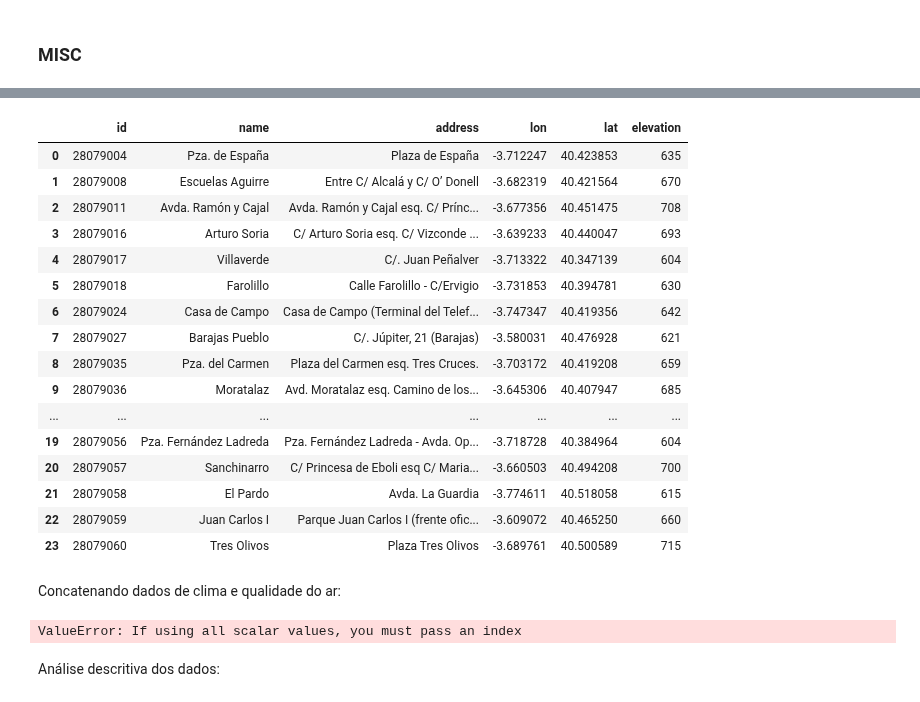
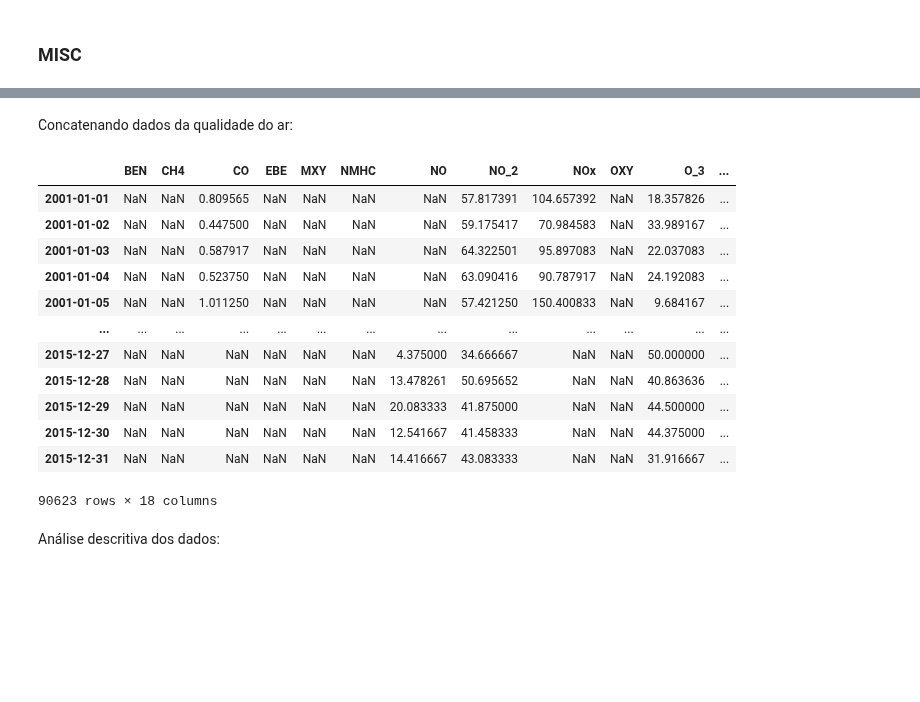
Before and after one commit to patricksferraz/aqw-madrid-data-analysis, a Jupyter notebook: analytics.ipynb, the cells around one changed output, grey strips where cells are left out. Saved outputs shown, nothing was run; the diff lists cells and outputs as text; code cells hidden in the pictures; blank space fills up the shorter version.

Commit message:
feat(analysis): adds air quality concat

```diff
--- a/analytics.ipynb
+++ b/analytics.ipynb
@@ -602,40 +585,30 @@ weather
-# %%
-stations
-# %% [output]
-|  | id | name | address | lon | lat | elevation |
-| 0 | 28079004 | Pza. de España | Plaza de España | -3.712247 | 40.423853 | 635 |
-| 1 | 28079008 | Escuelas Aguirre | Entre C/ Alcalá y C/ O’ Donell | -3.682319 | 40.421564 | 670 |
-| 2 | 28079011 | Avda. Ramón y Cajal | Avda. Ramón y Cajal esq. C/ Prínc... | -3.677356 | 40.451475 | 708 |
-| 3 | 28079016 | Arturo Soria | C/ Arturo Soria esq. C/ Vizconde ... | -3.639233 | 40.440047 | 693 |
-| 4 | 28079017 | Villaverde | C/. Juan Peñalver | -3.713322 | 40.347139 | 604 |
-| 5 | 28079018 | Farolillo | Calle Farolillo - C/Ervigio | -3.731853 | 40.394781 | 630 |
-| 6 | 28079024 | Casa de Campo | Casa de Campo (Terminal del Telef... | -3.747347 | 40.419356 | 642 |
-| 7 | 28079027 | Barajas Pueblo | C/. Júpiter, 21 (Barajas) | -3.580031 | 40.476928 | 621 |
-| 8 | 28079035 | Pza. del Carmen | Plaza del Carmen esq. Tres Cruces. | -3.703172 | 40.419208 | 659 |
-| 9 | 28079036 | Moratalaz | Avd. Moratalaz esq. Camino de los... | -3.645306 | 40.407947 | 685 |
-| ... | ... | ... | ... | ... | ... | ... |
-| 19 | 28079056 | Pza. Fernández Ladreda | Pza. Fernández Ladreda - Avda. Op... | -3.718728 | 40.384964 | 604 |
-| 20 | 28079057 | Sanchinarro | C/ Princesa de Eboli esq C/ Maria... | -3.660503 | 40.494208 | 700 |
-| 21 | 28079058 | El Pardo | Avda. La Guardia | -3.774611 | 40.518058 | 615 |
-| 22 | 28079059 | Juan Carlos I | Parque Juan Carlos I (frente ofic... | -3.609072 | 40.465250 | 660 |
-| 23 | 28079060 | Tres Olivos | Plaza Tres Olivos | -3.689761 | 40.500589 | 715 |
 # %% [markdown]
-Concatenando dados de clima e qualidade do ar:
+Concatenando dados da qualidade do ar:
 # %%
 misc = pd.DataFrame()
 for st in emissions:
-#     aux = emissions[st]
-#     aux[stations.columns] = stations
-#     display(aux)
     aux = emissions[st].copy()
+    aux["id"] = st
     misc = pd.concat([
         misc,
-        pd.DataFrame(emissions[st].groupby(emissions[st].index.date).mean())],
+        pd.DataFrame(aux.groupby(aux.index.date).mean())],
         sort=True
     )
 misc
 # %% [output]
+|  | BEN | CH4 | CO | EBE | MXY | NMHC | NO | NO_2 | NOx | OXY | O_3 | ... |
+| 2001-01-01 | NaN | NaN | 0.809565 | NaN | NaN | NaN | NaN | 57.817391 | 104.657392 | NaN | 18.357826 | ... |
+| 2001-01-02 | NaN | NaN | 0.447500 | NaN | NaN | NaN | NaN | 59.175417 | 70.984583 | NaN | 33.989167 | ... |
+| 2001-01-03 | NaN | NaN | 0.587917 | NaN | NaN | NaN | NaN | 64.322501 | 95.897083 | NaN | 22.037083 | ... |
+| 2001-01-04 | NaN | NaN | 0.523750 | NaN | NaN | NaN | NaN | 63.090416 | 90.787917 | NaN | 24.192083 | ... |
+| 2001-01-05 | NaN | NaN | 1.011250 | NaN | NaN | NaN | NaN | 57.421250 | 150.400833 | NaN | 9.684167 | ... |
+| ... | ... | ... | ... | ... | ... | ... | ... | ... | ... | ... | ... | ... |
+| 2015-12-27 | NaN | NaN | NaN | NaN | NaN | NaN | 4.375000 | 34.666667 | NaN | NaN | 50.000000 | ... |
+| 2015-12-28 | NaN | NaN | NaN | NaN | NaN | NaN | 13.478261 | 50.695652 | NaN | NaN | 40.863636 | ... |
+| 2015-12-29 | NaN | NaN | NaN | NaN | NaN | NaN | 20.083333 | 41.875000 | NaN | NaN | 44.500000 | ... |
+| 2015-12-30 | NaN | NaN | NaN | NaN | NaN | NaN | 12.541667 | 41.458333 | NaN | NaN | 44.375000 | ... |
+| 2015-12-31 | NaN | NaN | NaN | NaN | NaN | NaN | 14.416667 | 43.083333 | NaN | NaN | 31.916667 | ... |
-ValueError: If using all scalar values, you must pass an index
+90623 rows × 18 columns
 # %% [markdown]
 Análise descritiva dos dados:
 # %%
```
Also changed, not shown: parts of 4 cells of this notebook.
